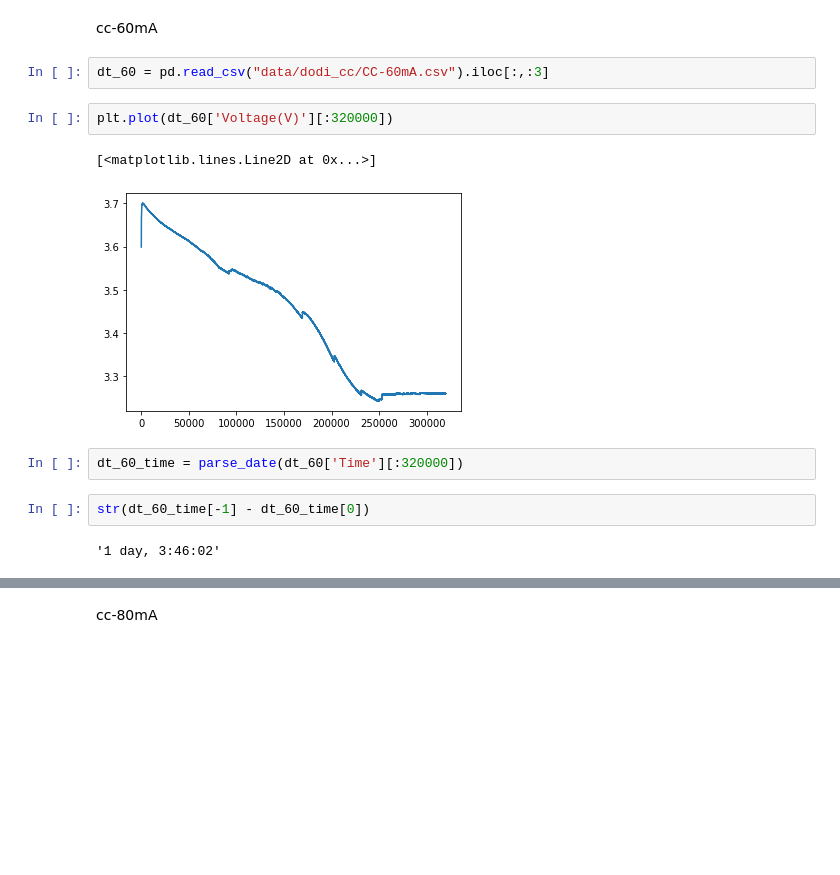
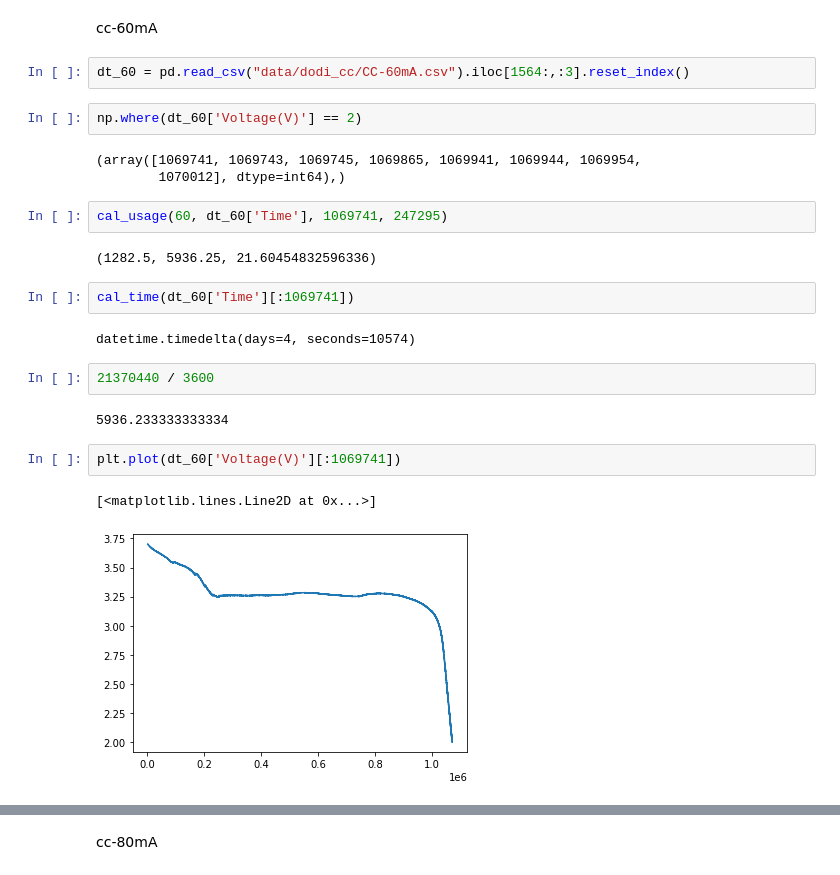
Before and after one commit to minD9it/Battery, a Jupyter notebook: cc_analysis.ipynb, the cells around one changed output, grey strips where cells are left out. Saved outputs shown, nothing was run; the diff lists cells and outputs as text; blank space fills up the shorter version.

```diff
--- a/cc_analysis.ipynb
+++ b/cc_analysis.ipynb
@@ -110,15 +211,26 @@ str(dt_40_time[-1] - dt_40_time[0])
 # %% [markdown]
 cc-60mA
 # %%
-dt_60 = pd.read_csv("data/dodi_cc/CC-60mA.csv").iloc[:,:3]
+dt_60 = pd.read_csv("data/dodi_cc/CC-60mA.csv").iloc[1564:,:3].reset_index()
+# %%
+np.where(dt_60['Voltage(V)'] == 2)
+# %% [output]
+(array([1069741, 1069743, 1069745, 1069865, 1069941, 1069944, 1069954,
+        1070012], dtype=int64),)
+# %%
+cal_usage(60, dt_60['Time'], 1069741, 247295)
+# %% [output]
+(1282.5, 5936.25, 21.60454832596336)
+# %%
+cal_time(dt_60['Time'][:1069741])
+# %% [output]
+datetime.timedelta(days=4, seconds=10574)
+# %%
+21370440 / 3600
+# %% [output]
+5936.233333333334
 # %%
-plt.plot(dt_60['Voltage(V)'][:320000])
+plt.plot(dt_60['Voltage(V)'][:1069741])
 # %% [output]
 [<matplotlib.lines.Line2D at 0x...>]
-[figure, old version]
+[figure, new version]
-# %%
-dt_60_time = parse_date(dt_60['Time'][:320000])
-# %%
-str(dt_60_time[-1] - dt_60_time[0])
-# %% [output]
-'1 day, 3:46:02'
```
Also changed, not shown: parts of 61 cells of this notebook.
